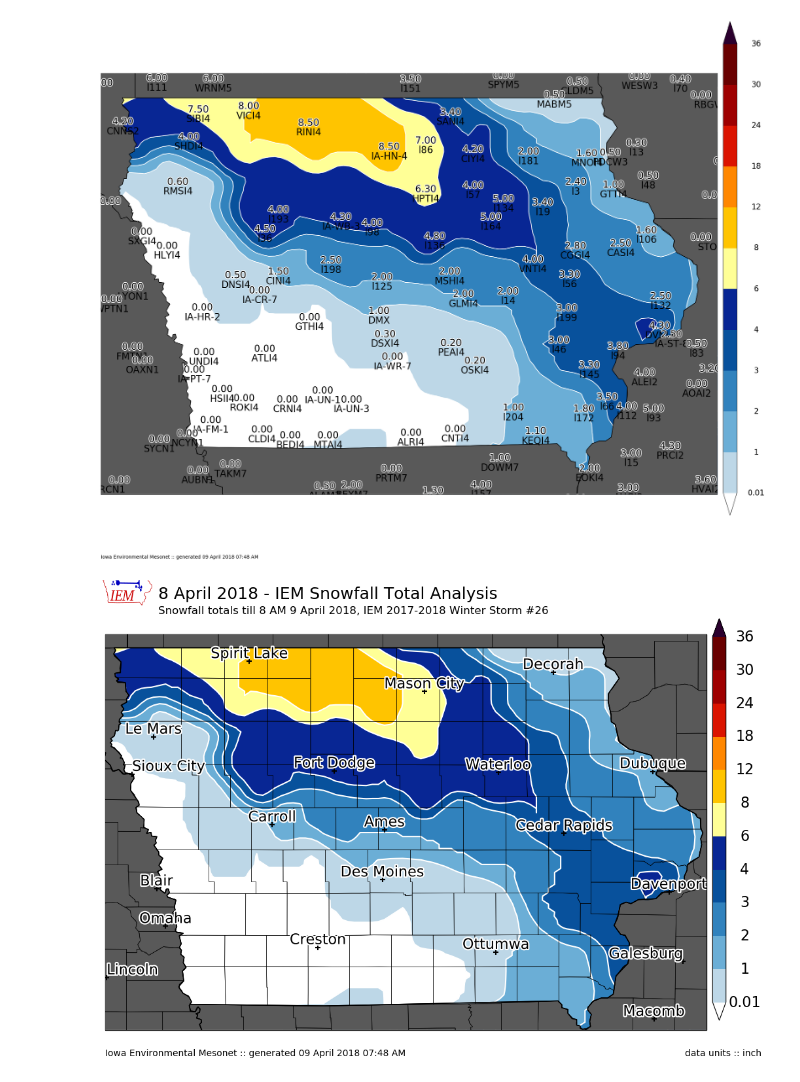
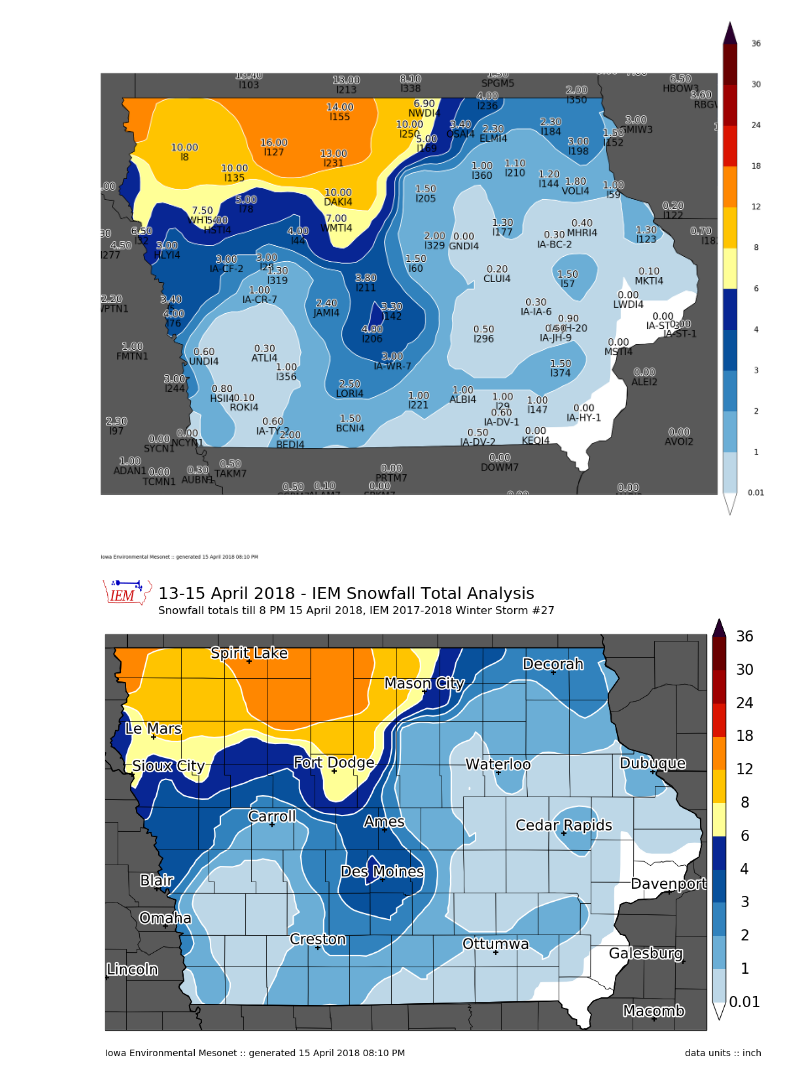
Before and after one commit to akrherz/DEV, a Jupyter notebook: coop/feature_snowfall_analysis.ipynb, the cells around one changed output. Drawn from its saved outputs; the diff is of its cells as text; code cells hidden in the pictures.

Commit message:
winter storm 27

```diff
--- a/coop/feature_snowfall_analysis.ipynb
+++ b/coop/feature_snowfall_analysis.ipynb
@@ -1,7 +1,7 @@
 # %%
 ####################
 # vvvvvvvvvvvvvvvvvvvvvvvvv
-STORM_NUMBER = 26
+STORM_NUMBER = 27
 # ^^^^^^^^^^^^^^^^^^^^^^^^^
 ####################
 import datetime
@@ -65,8 +65,8 @@ def get_coop(dates):
     IEM.close()
     return data
 
-crows = get_coop( ['2018-04-08', '2018-04-09'] )
-sts = utc(2018, 4, 8, 12)
+crows = get_coop( ['2018-04-15', '2018-04-16'] )
+sts = utc(2018, 4, 15, 6)
 ets = utc(2018, 4, 28, 12, 0)
 lrows = get_lsrs(sts, ets)
 
@@ -110,20 +110,18 @@ if len(newrows) > 0:
     df = df.append(newrows)
 df.set_index('label', inplace=True)
 # %%
-cull = ['ELMI4', 'EVYI4', 'CKPI4', 'GNDI4', 'l107', 'SWEI4', 'LWDI4', 'IA-LN-30', 'IA-WG-5',
-       'l197', 'BCNI4', 'BRCM5', 'l35', 'SIXI4', 'LSXI4', 'FRFI4']
+cull = ['SIXI4', 'HMNM5', 'CASI4', 'l0', 'l173', 'MSHI4', 'l194', 'MTAI4']
 if cull:
     df.at[cull, 'useme'] = False
 
-df.at['l98', 'val'] = 4.
-df.at['l125', 'val'] = 2.
-df.at['BNWI4', 'val'] = 2.
-df.at['IA-HN-4', 'val'] = 8.5
-df.at['PEAI4', 'val'] = 0.2
-df.at['HPTI4', 'val'] = 6.3
-df.at['IA-WB-3', 'val'] = 4.3
-df.at['VICI4', 'val'] = 8
-df.at['l164', 'val'] = 5
+hardcode = [
+    ['l8', 10.],
+    ['l210', 1.1],
+    ['ALBI4', 1.],
+
+           ]
+for sid, val in hardcode:
+    df.at[sid, 'val'] = val
 
 df.sort_values('val', ascending=True, inplace=True)
 df2 = df[df.useme]
@@ -140,19 +138,19 @@ np.save("1718_%s.npy" % (STORM_NUMBER, ), vals)
 m.plot_values(df2['lon'], df2['lat'], df2['val'], '%.2f', labels=df2.index.values, textsize=20,
               labeltextsize=20, labelbuffer=0)
 # %% [output]
-[figure, old version]
+[figure, new version]
 # %%
 # now we are ready to plot!
 
 m = MapPlot(sector='iowa',
-            title='8 April 2018 - IEM Snowfall Total Analysis',
-            subtitle=("Snowfall totals till 8 AM 9 April 2018, "
+            title='13-15 April 2018 - IEM Snowfall Total Analysis',
+            subtitle=("Snowfall totals till 8 PM 15 April 2018, "
                       "IEM 2017-2018 Winter Storm #%s") % (STORM_NUMBER, ))
 m.contourf(df2.lon.values, df2.lat.values, df2.val.values, clevs, cmap=cmap,
           units='inch')
 #m.plot_values(np.array(df2.lon), np.array(df2.lat), np.array(df2.val), '%.2f')
 m.drawcounties()
 m.drawcities()
-m.postprocess(filename='180409.png')
+m.postprocess(filename='180415.png')
 # %% [output]
-[figure, old version]
+[figure, new version]
```
Also changed, not shown: 1 other file.
